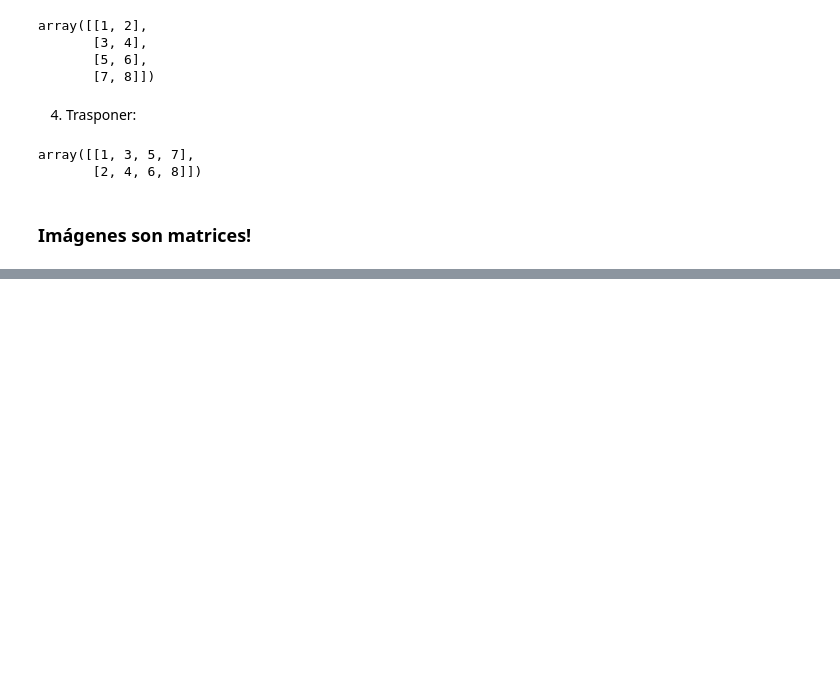
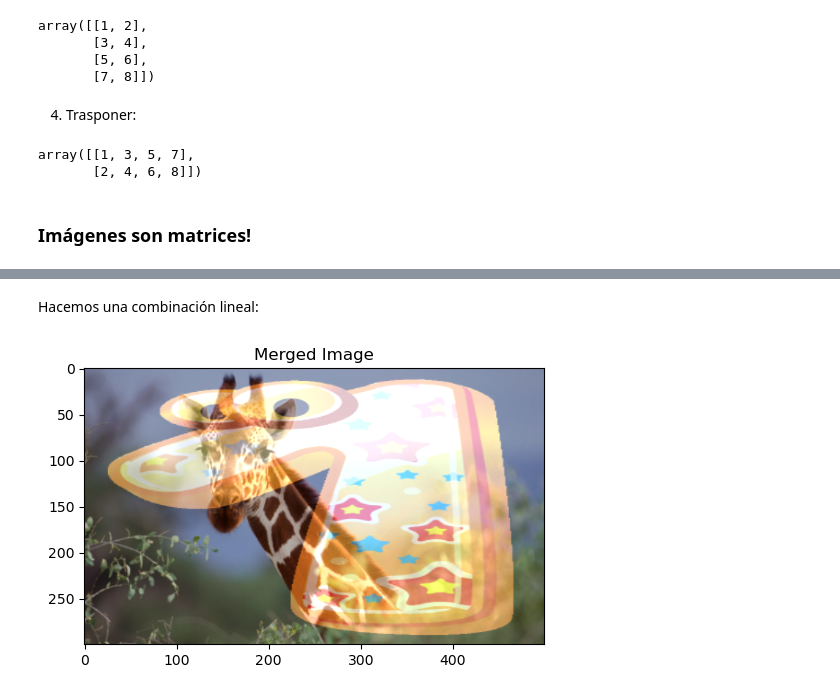
Before and after one commit to reula/algebra-python, a Jupyter notebook: algebra.ipynb, the cells around one changed output, grey strips where cells are left out. Saved outputs shown, nothing was run; the diff lists cells and outputs as text; code cells hidden in the pictures; blank space fills up the shorter version.

```diff
--- a/algebra.ipynb
+++ b/algebra.ipynb
@@ -415,0 +447,22 @@ array([[1, 3, 5, 7],
+# %% [markdown]
+Hacemos una combinación lineal:
+# %%
+
+# Resize the images to the same size
+img1 = cv2.resize(img1, (500, 300))
+img2 = cv2.resize(img2, (500, 300))
+
+# Merge the images
+merged_img = cv2.addWeighted(img1, 0.8, img2, 0.5, 0)
+
+# Display the merged image
+#cv2.imshow('Merged Image', merged_img)
+#cv2.waitKey(0)
+#cv2.destroyAllWindows()
+
+RGB_im = cv2.cvtColor(merged_img, cv2.COLOR_BGR2RGB)
+plt.imshow(RGB_im)
+plt.title('Merged Image')
+plt.show()
+# %% [output]
+[figure, added]
```
Also changed, not shown: parts of 31 cells of this notebook.
